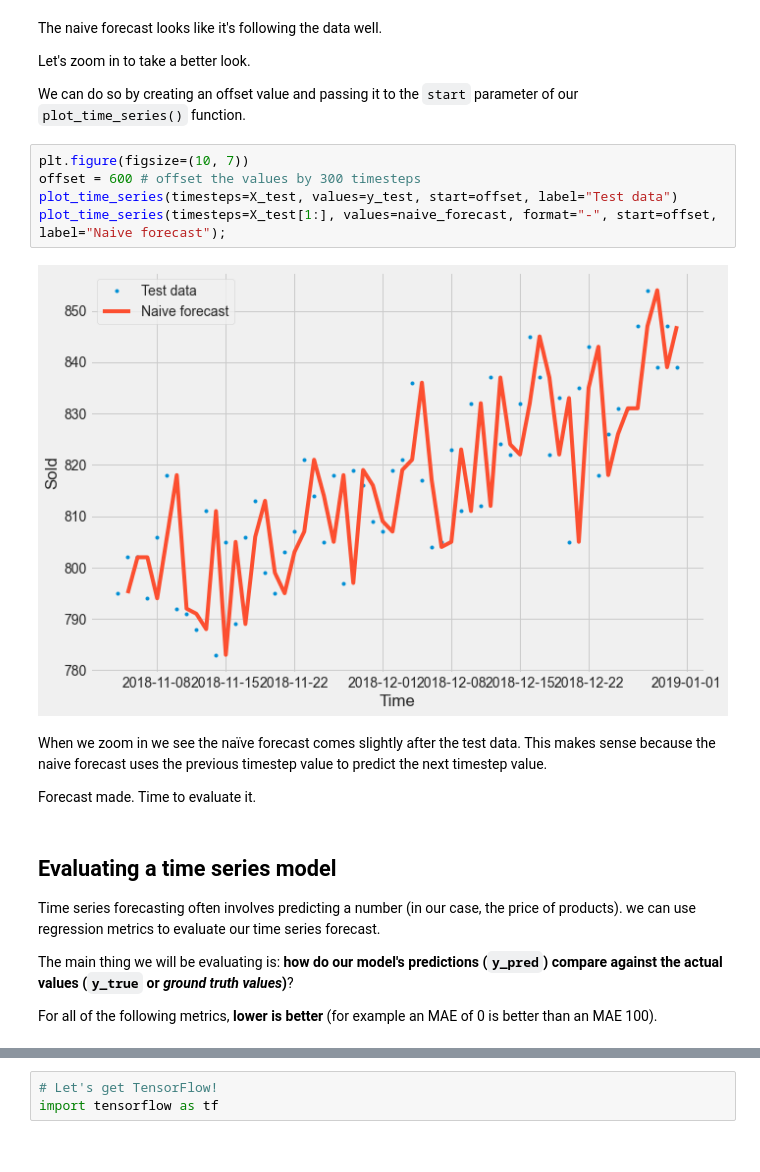
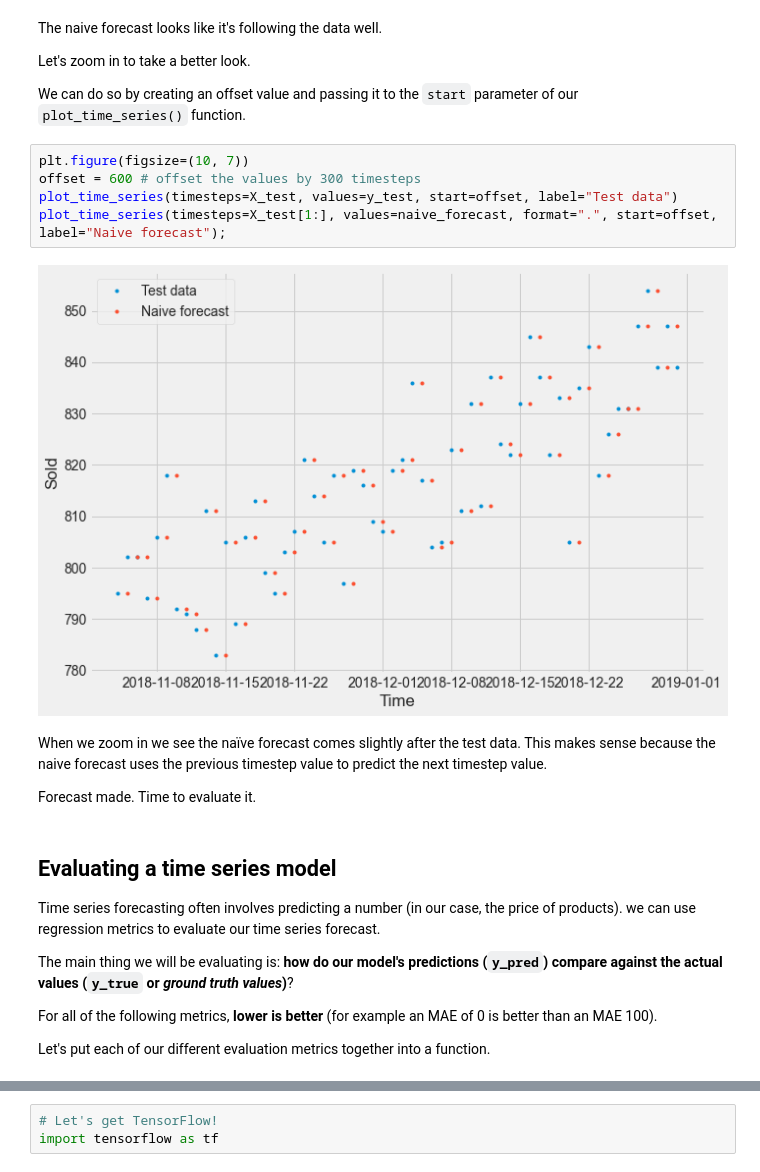
Before and after one commit to MANISH-KUMAR-CODES/forecasting-on-store-products, a Jupyter notebook: Time_Series_Forecasting_on_Store_Sales.ipynb, the cells around one changed output, grey strips where cells are left out. Drawn from its saved outputs; the diff is of its cells as text.

```diff
--- a/Time_Series_Forecasting_on_Store_Sales.ipynb
+++ b/Time_Series_Forecasting_on_Store_Sales.ipynb
@@ -541,10 +541,10 @@ We can do so by creating an offset value and passing it to the `start` parameter
 # %%
 plt.figure(figsize=(10, 7))
 offset = 600 # offset the values by 300 timesteps
 plot_time_series(timesteps=X_test, values=y_test, start=offset, label="Test data")
-plot_time_series(timesteps=X_test[1:], values=naive_forecast, format="-", start=offset, label="Naive forecast");
+plot_time_series(timesteps=X_test[1:], values=naive_forecast, format=".", start=offset, label="Naive forecast");
 # %% [output]
-[figure, old version]
+[figure, new version]
 # %% [markdown]
 When we zoom in we see the naïve forecast comes slightly after the test data. This makes sense because the naive forecast uses the previous timestep value to predict the next timestep value.
 
@@ -558,4 +558,6 @@ we can use regression metrics to evaluate our time series forecast.
 The main thing we will be evaluating is: **how do our model's predictions (`y_pred`) compare against the actual values (`y_true` or *ground truth values*)**?
 
 For all of the following metrics, **lower is better** (for example an MAE of 0 is better than an MAE 100).
+
+Let's put each of our different evaluation metrics together into a function.
 # %%
```
Also changed, not shown: parts of 13 cells of this notebook.
